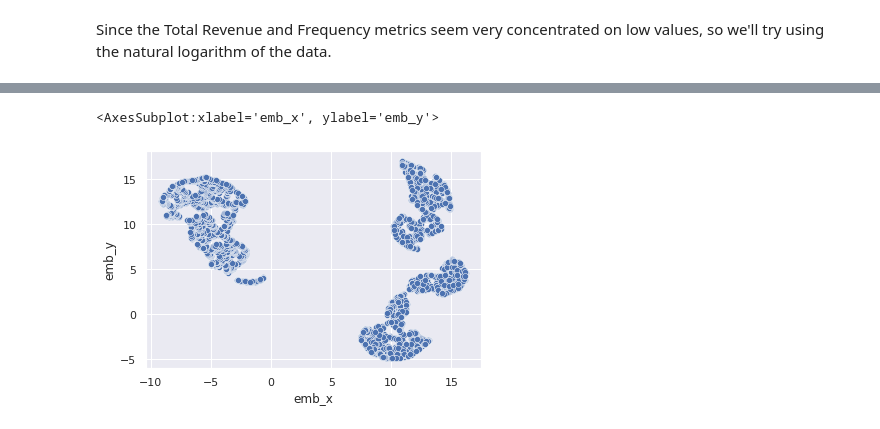
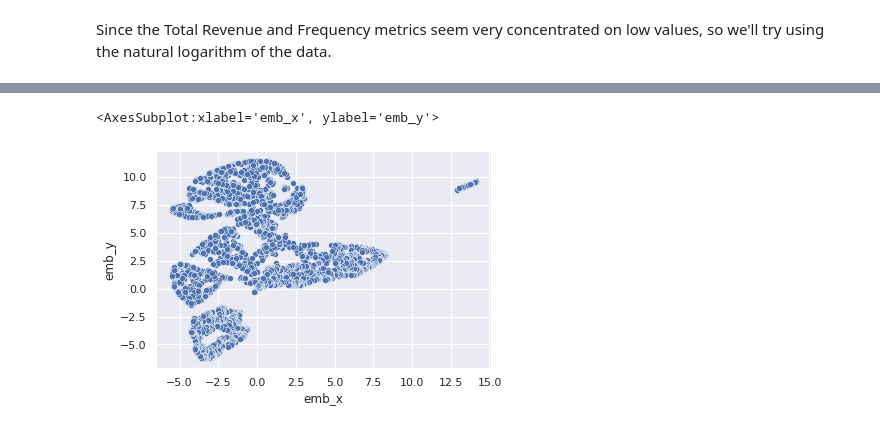
Before and after one commit to brenosakaguti/clustering, a Jupyter notebook: clusterization.ipynb, the cells around one changed output, grey strips where cells are left out. Drawn from its saved outputs; the diff is of its cells as text; code cells hidden in the pictures.

```diff
--- a/clusterization.ipynb
+++ b/clusterization.ipynb
@@ -171,0 +175,2 @@ df2 = pd.merge(df2, aux, on="CustomerID", how="left")
+# %%
+df2["AverageTicket"] = df2["TotalRevenue"]/df2["Frequency"]
@@ -171,0 +179,13 @@ df2 = pd.merge(df2, aux, on="CustomerID", how="left")
+# %%
+aux1 = df1[["CustomerID", "InvoiceNo"]][(df1["StockCode"].str.isdigit()) & (df1["Quantity"] < 0)].groupby("CustomerID").nunique()
+aux2 = df1[["CustomerID", "InvoiceNo"]].groupby("CustomerID").nunique()
+aux = aux1.div(aux2, fill_value=0)
+aux.columns = ["ReturnRate"]
+aux["Returns"] = aux1
+aux = aux.fillna(0)
+
+if "Returns" in df2.columns:
+    df2 = df2.drop(columns=["Returns"]) # In case there's already a column with that name, to avoid duplocation
+if "ReturnRate" in df2.columns:
+    df2 = df2.drop(columns=["ReturnRate"])
+df2 = pd.merge(df2, aux, on="CustomerID", how="left")
@@ -192,7 +235,7 @@ sns.histplot(df2["Frequency"], ax=ax3)
 # %% [markdown]
 Since the Total Revenue and Frequency metrics seem very concentrated on low values, so we'll try using the natural logarithm of the data.
 # %%
-df3 = df2.copy()
+df3 = df2.copy().reset_index(drop=True)
 # %%
-df3["TotalRevenue"] = np.log(df3["TotalRevenue"])
-df3["Frequency"] = np.log(df3["Frequency"])
+#df3["TotalRevenue"] = np.log(df3["TotalRevenue"])
+#df3["Frequency"] = np.log(df3["Frequency"])
@@ -216,12 +263,12 @@ sns.histplot(X["Frequency"], ax=ax3)
 # %%
-reducer = umap.UMAP(n_neighbors=20, random_state=1)
+reducer = umap.UMAP(n_neighbors=30, random_state=1)
 embedding = reducer.fit_transform(X)
 
-df_viz = pd.DataFrame()
-df_viz["emb_x"] = embedding[:,0]
-df_viz["emb_y"] = embedding[:,1]
+df_reduced = pd.DataFrame()
+df_reduced["emb_x"] = embedding[:,0]
+df_reduced["emb_y"] = embedding[:,1]
 
-sns.scatterplot(x="emb_x", y="emb_y", data=df_viz)
+sns.scatterplot(x="emb_x", y="emb_y", data=df_reduced)
 # %% [output]
 <AxesSubplot:xlabel='emb_x', ylabel='emb_y'>
-[figure, old version]
+[figure, new version]
```
Also changed, not shown: parts of 28 cells of this notebook.
